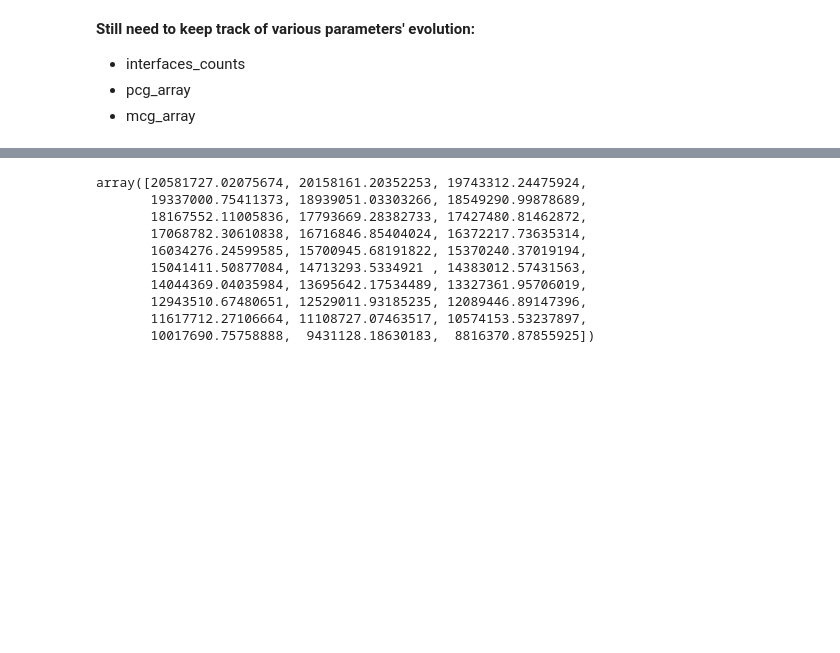
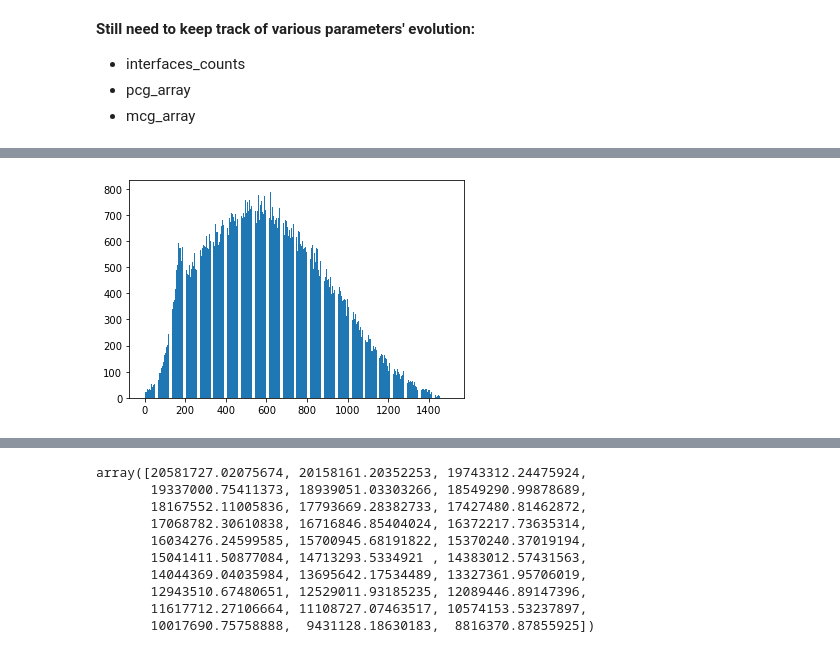
Before and after one commit to Complexio/sedgen, a Jupyter notebook: notebooks/1_Initialization.ipynb, the cells around one changed output, grey strips where cells are left out. Saved outputs shown, nothing was run; the diff lists cells and outputs as text; code cells hidden in the pictures; blank space fills up the shorter version.

```diff
--- a/notebooks/1_Initialization.ipynb
+++ b/notebooks/1_Initialization.ipynb
@@ -2091,0 +2179,5 @@ Wall time: 31.3 s
+# %%
+plt.bar(range(1500), height=mcg[0])
+plt.show();
+# %% [output]
+[figure, added]
```
Also changed, not shown: parts of 43 cells of this notebook, 1 other file.
